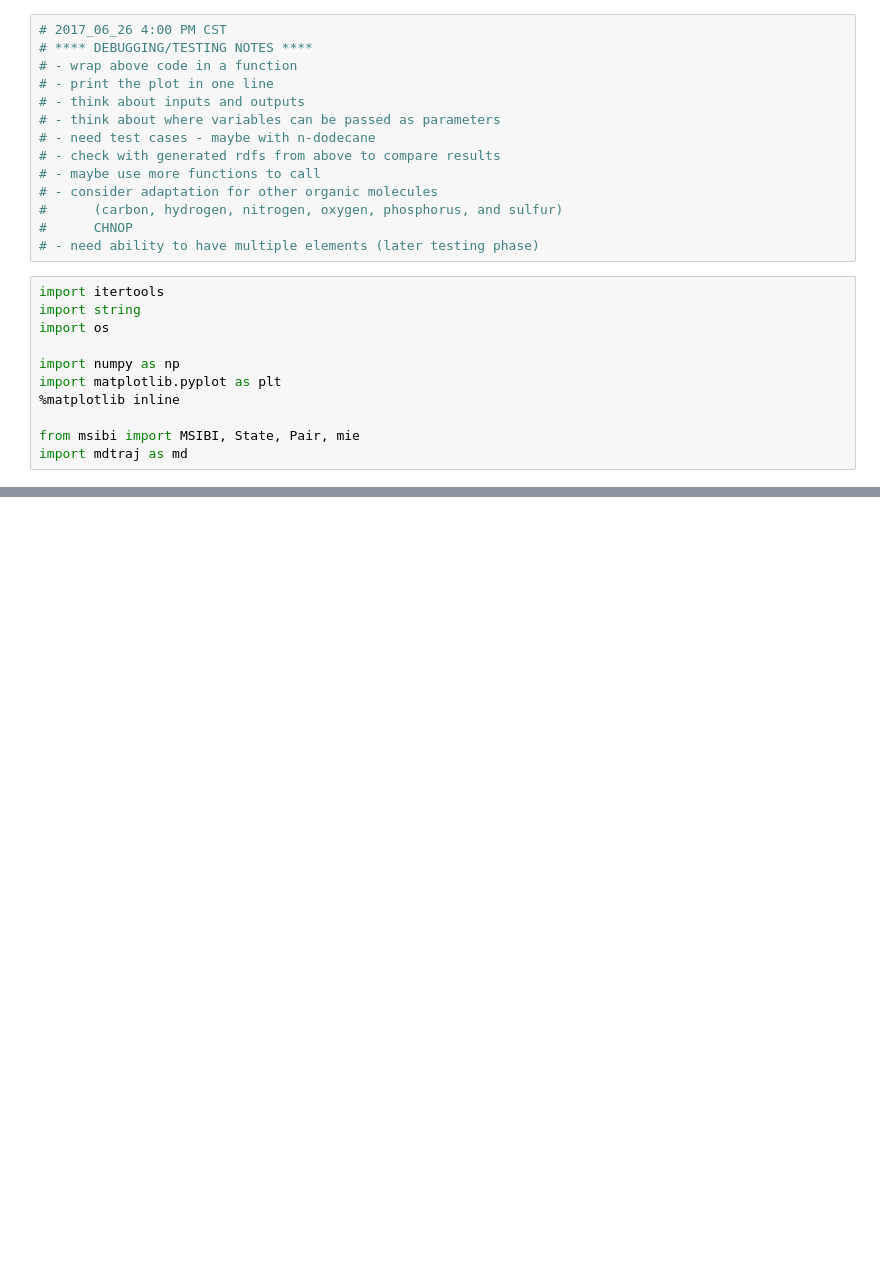
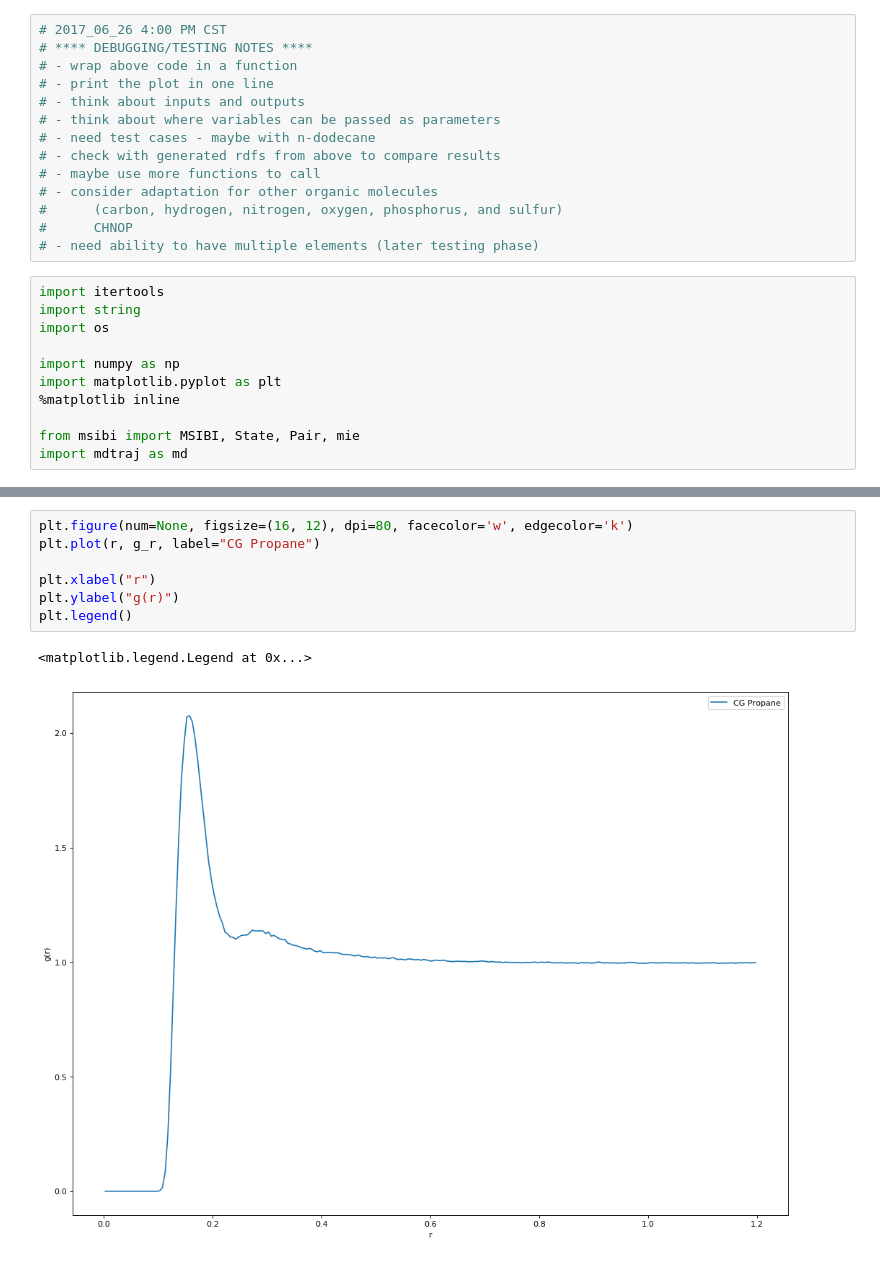
Before and after one commit to DavyYue/trajAPI, a Jupyter notebook: testAPI.ipynb, the cells around one changed output, grey strips where cells are left out. Cells and saved outputs as stored; diff of their text form; blank space fills up the shorter version.

```diff
--- a/testAPI.ipynb
+++ b/testAPI.ipynb
@@ -180,0 +183,10 @@ ax.set_ylabel("g(r)")
+# %%
+plt.figure(num=None, figsize=(16, 12), dpi=80, facecolor='w', edgecolor='k')
+plt.plot(r, g_r, label="CG Propane")
+
+plt.xlabel("r")
+plt.ylabel("g(r)")
+plt.legend()
+# %% [output]
+<matplotlib.legend.Legend at 0x...>
+[figure, added]
```
Also changed, not shown: parts of 1 cell of this notebook, 3 other files.
